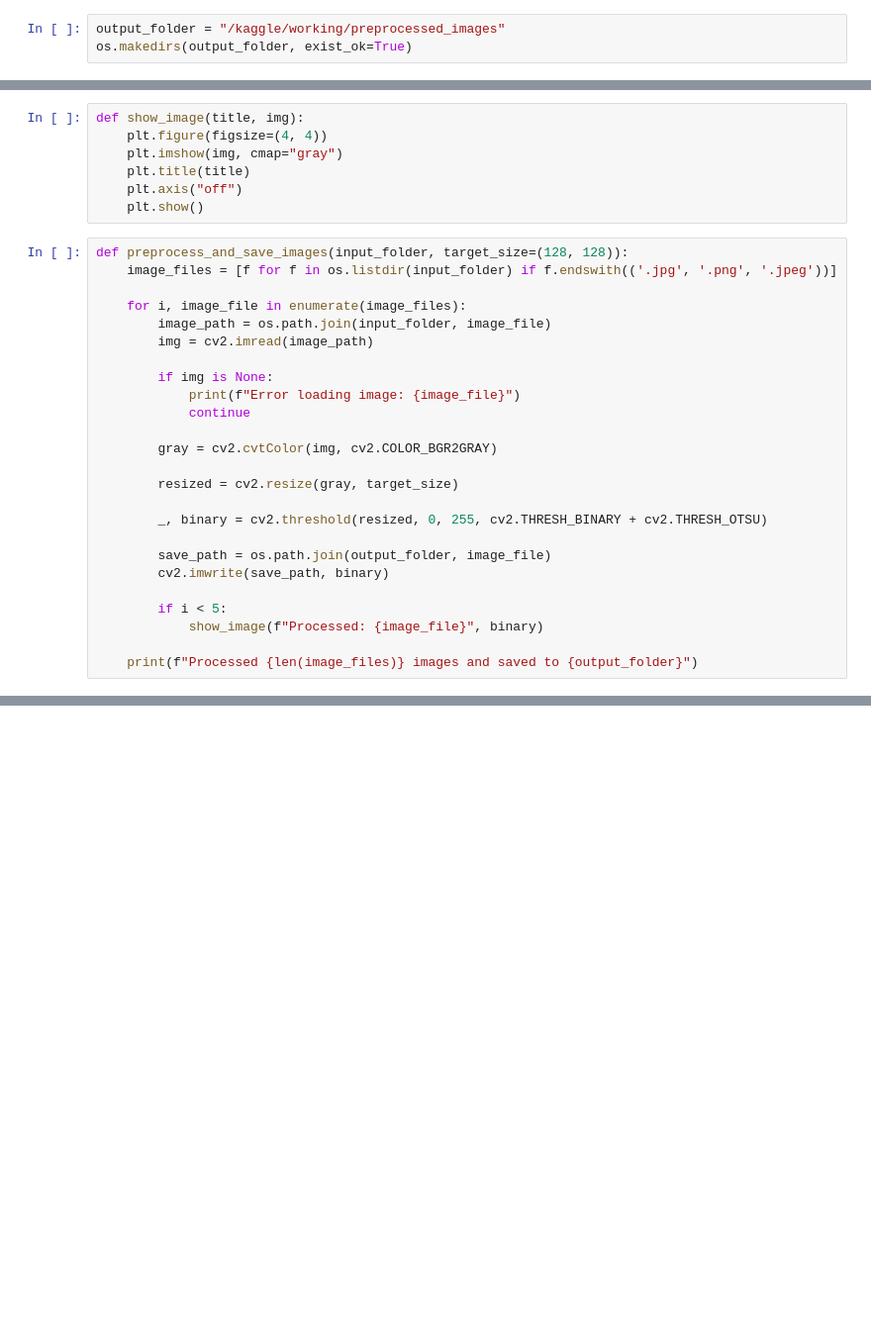
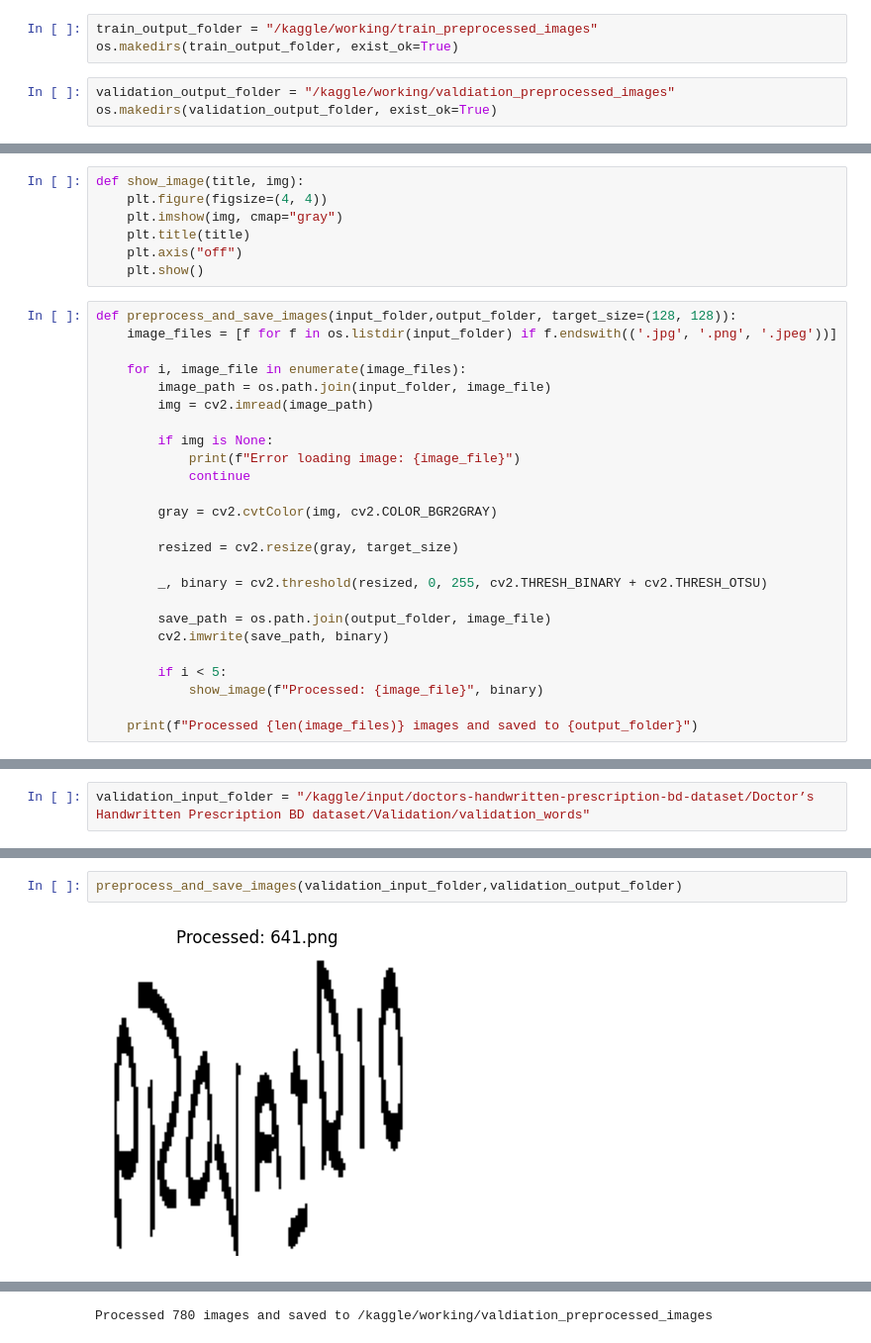
Before and after one commit to Saad7912/Doctors-HandWritten-Prescription, a Jupyter notebook: doctors-handwritten-prescription.ipynb, the cells around one changed output, grey strips where cells are left out. Shown at 99% size. Drawn from its saved outputs; the diff is of its cells as text; blank space fills up the shorter version.

```diff
--- a/doctors-handwritten-prescription.ipynb
+++ b/doctors-handwritten-prescription.ipynb
@@ -120,5 +120,8 @@ plot_pixel_intensity(df, train_image)
 # %% [markdown]
 # **PRE-PROCESSING**
 # %%
-output_folder = "/kaggle/working/preprocessed_images"
-os.makedirs(output_folder, exist_ok=True)
+train_output_folder = "/kaggle/working/train_preprocessed_images"
+os.makedirs(train_output_folder, exist_ok=True)
+# %%
+validation_output_folder = "/kaggle/working/valdiation_preprocessed_images"
+os.makedirs(validation_output_folder, exist_ok=True)
@@ -130,7 +136,7 @@ def show_image(title, img):
     plt.axis("off")
     plt.show()
 # %%
-def preprocess_and_save_images(input_folder, target_size=(128, 128)):
+def preprocess_and_save_images(input_folder,output_folder, target_size=(128, 128)):
     image_files = [f for f in os.listdir(input_folder) if f.endswith(('.jpg', '.png', '.jpeg'))]
 
     for i, image_file in enumerate(image_files):
@@ -167,0 +165,2 @@ Processed 3120 images and saved to /kaggle/working/preprocessed_images
+# %%
+validation_input_folder = "/kaggle/input/doctors-handwritten-prescription-bd-dataset/Doctor’s Handwritten Prescription BD dataset/Validation/validation_words"
@@ -167,0 +178,4 @@ Processed 3120 images and saved to /kaggle/working/preprocessed_images
+# %%
+preprocess_and_save_images(validation_input_folder,validation_output_folder)
+# %% [output]
+[figure, added]
@@ -167,0 +186 @@ Processed 3120 images and saved to /kaggle/working/preprocessed_images
+Processed 780 images and saved to /kaggle/working/valdiation_preprocessed_images
```
Also changed, not shown: parts of 28 cells of this notebook.
